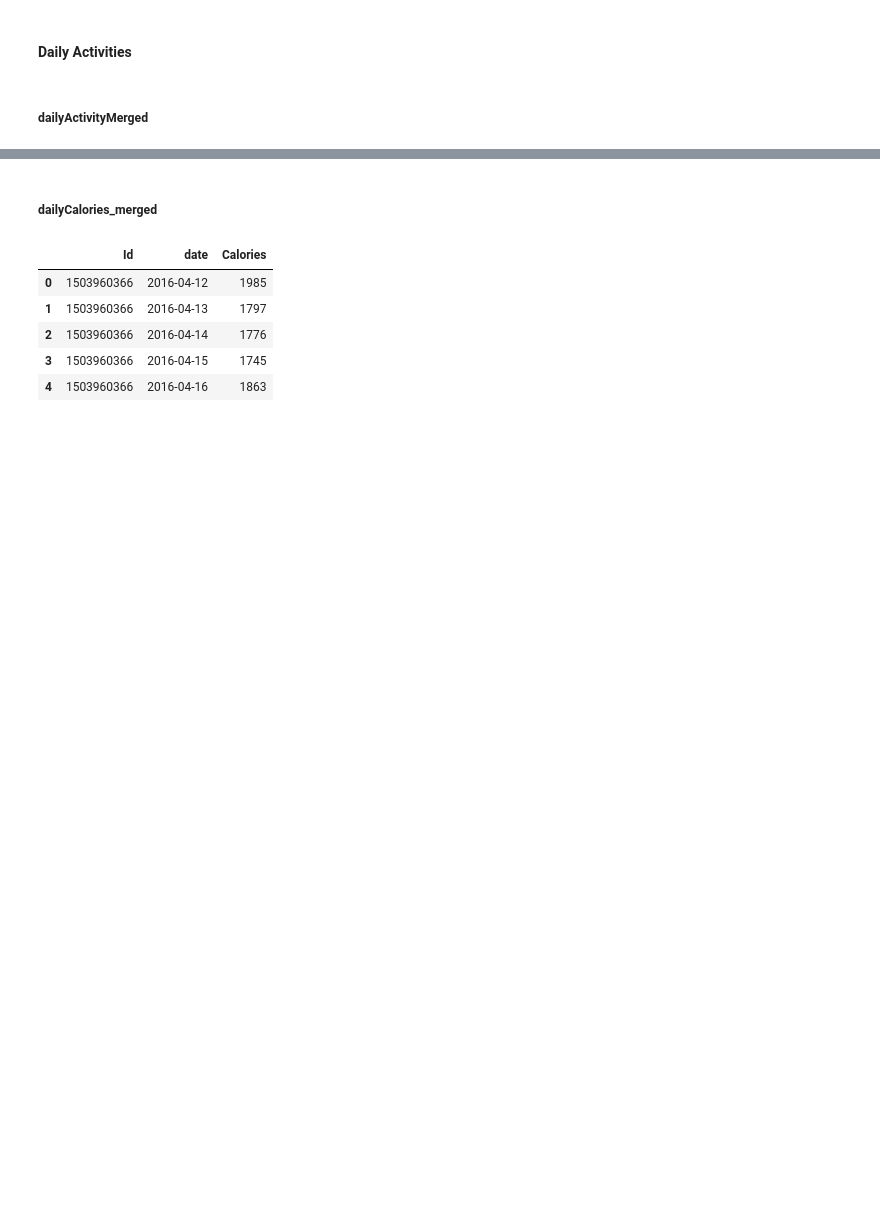
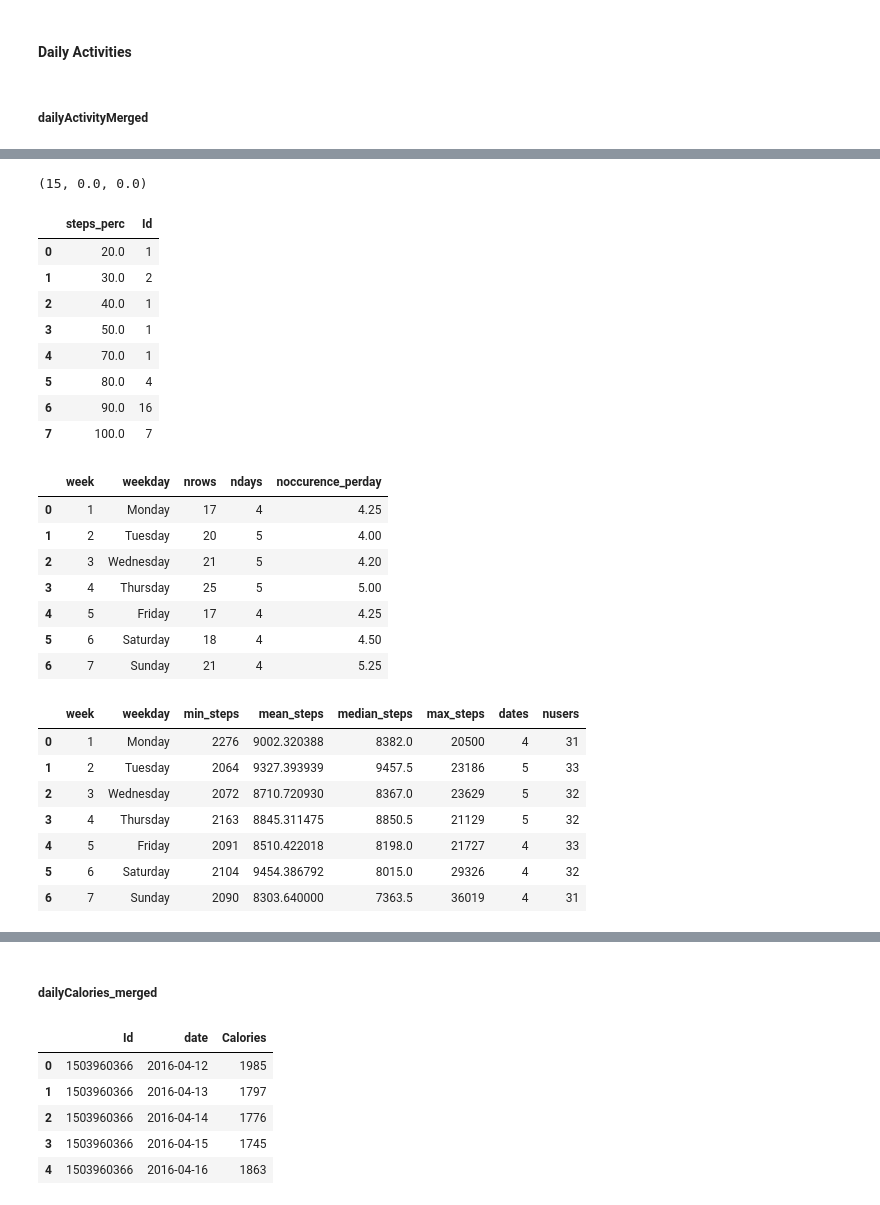
Before and after one commit to mrakelinggar/Google-Data-Analytics-Capstone---Bellabeat, a Jupyter notebook: 1 - Data Checker.ipynb, the cells around one changed output, grey strips where cells are left out. Cells and saved outputs as stored; diff of their text form; code cells hidden in the pictures; blank space fills up the shorter version.

Commit message:
Insights - Daily Steps and Calories
Added analysis, insights, and recommendation based on daily steps and calories.

```diff
--- a/1 - Data Checker.ipynb
+++ b/1 - Data Checker.ipynb
@@ -690,0 +700,17 @@ dailyActivity_merged.head()
+# %%
+#Add day of week into it
+dailyActivity_merged['weekday'] = dailyActivity_merged['date'].dt.day_name()
+
+conditions = [(dailyActivity_merged['weekday'] == 'Sunday'),
+            (dailyActivity_merged['weekday'] == 'Monday'),
+            (dailyActivity_merged['weekday'] == 'Tuesday'),
+            (dailyActivity_merged['weekday'] == 'Wednesday'),
+            (dailyActivity_merged['weekday'] == 'Thursday'),
+            (dailyActivity_merged['weekday'] == 'Friday'),
+            (dailyActivity_merged['weekday'] == 'Saturday')]
+
+choices = [7, 1, 2, 3, 4, 5, 6]
+
+dailyActivity_merged['week'] = np.select(conditions, choices)
+
+dailyActivity_merged.head()
@@ -722,0 +755,56 @@ dailyActivity_merged.select_dtypes('number')
+# %%
+dailyActivity_merged.query("TotalSteps < 1.0").Id.nunique(), dailyActivity_merged.query("TotalSteps < 1.0").TotalDistance.mean(), \
+    dailyActivity_merged.query("TotalSteps < 1.0").TrackerDistance.mean()
+# %% [output]
+(15, 0.0, 0.0)
+# %%
+dailyActivity_merged['StepsCat'] = np.where(dailyActivity_merged['TotalSteps'] < 2000.0, 'HAS_NO_STEPS', 'HAS_STEPS')
+users_bysteps = dailyActivity_merged.groupby(['Id', 'StepsCat']).date.nunique().reset_index().pivot(index='Id', columns='StepsCat', values='date').fillna(0.0).reset_index()
+users_bysteps['steps_perc'] = users_bysteps['HAS_STEPS']/(users_bysteps['HAS_STEPS']+users_bysteps['HAS_NO_STEPS'])*100//10*10
+display(users_bysteps.groupby('steps_perc').Id.nunique().reset_index())
+
+# Let's take a look at records where people hasn't met the min. daily steps according to the CDC (min 2000 steps)
+# Source: https://www.healthline.com/health/average-steps-per-day#:~:text=This%20means%20you'll%20need,under%205%2C000%20steps%20per%20day)
+nosteps_byday = dailyActivity_merged.query("TotalSteps < 2000.0").groupby(['week', 'weekday']).agg(nrows=('Id', 'size'), ndays=('date', 'nunique')).reset_index()
+
+nosteps_byday['noccurence_perday'] = nosteps_byday['nrows']/nosteps_byday['ndays']
+display(nosteps_byday)
+
+# Now let's take a look at people who made steps (at least 2000).
+steps_byday = dailyActivity_merged.query("TotalSteps > 2000.0").groupby(['week', 'weekday']).agg(
+    min_steps=('TotalSteps', np.min),
+    mean_steps=('TotalSteps', np.mean),
+    median_steps=('TotalSteps', np.median),
+    max_steps=('TotalSteps', np.max),
+    dates=('date', 'nunique'),
+    nusers=('Id', 'nunique')
+    ).reset_index()
+
+# steps_byday['noccurence_perday'] = nosteps_byday['size']/nosteps_byday['nunique']
+display(steps_byday)
+# %% [output]
+|  | steps_perc | Id |
+| 0 | 20.0 | 1 |
+| 1 | 30.0 | 2 |
+| 2 | 40.0 | 1 |
+| 3 | 50.0 | 1 |
+| 4 | 70.0 | 1 |
+| 5 | 80.0 | 4 |
+| 6 | 90.0 | 16 |
+| 7 | 100.0 | 7 |
+|  | week | weekday | nrows | ndays | noccurence_perday |
+| 0 | 1 | Monday | 17 | 4 | 4.25 |
+| 1 | 2 | Tuesday | 20 | 5 | 4.00 |
+| 2 | 3 | Wednesday | 21 | 5 | 4.20 |
+| 3 | 4 | Thursday | 25 | 5 | 5.00 |
+| 4 | 5 | Friday | 17 | 4 | 4.25 |
+| 5 | 6 | Saturday | 18 | 4 | 4.50 |
+| 6 | 7 | Sunday | 21 | 4 | 5.25 |
+|  | week | weekday | min_steps | mean_steps | median_steps | max_steps | dates | nusers |
+| 0 | 1 | Monday | 2276 | 9002.320388 | 8382.0 | 20500 | 4 | 31 |
+| 1 | 2 | Tuesday | 2064 | 9327.393939 | 9457.5 | 23186 | 5 | 33 |
+| 2 | 3 | Wednesday | 2072 | 8710.720930 | 8367.0 | 23629 | 5 | 32 |
+| 3 | 4 | Thursday | 2163 | 8845.311475 | 8850.5 | 21129 | 5 | 32 |
+| 4 | 5 | Friday | 2091 | 8510.422018 | 8198.0 | 21727 | 4 | 33 |
+| 5 | 6 | Saturday | 2104 | 9454.386792 | 8015.0 | 29326 | 4 | 32 |
+| 6 | 7 | Sunday | 2090 | 8303.640000 | 7363.5 | 36019 | 4 | 31 |
```
Also changed, not shown: parts of 32 cells of this notebook, 2 other files.
